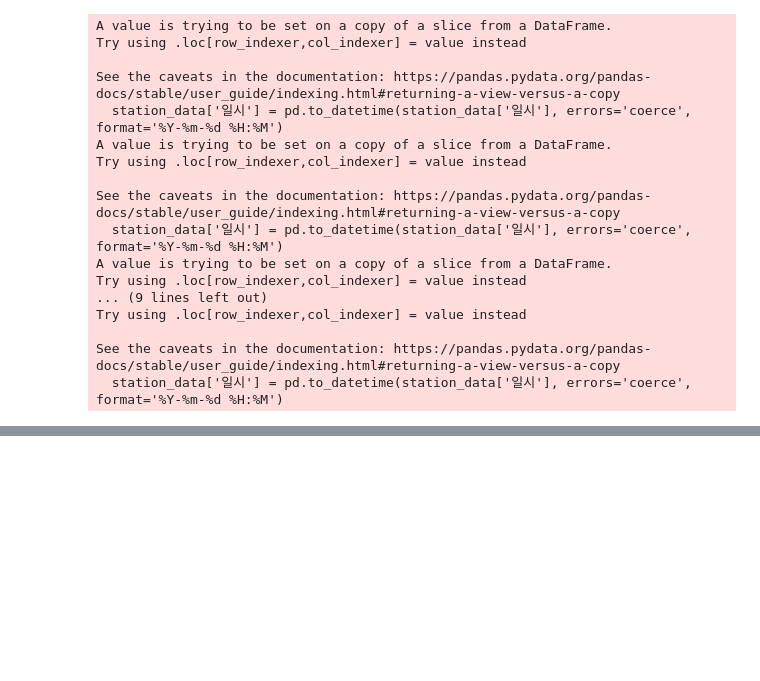
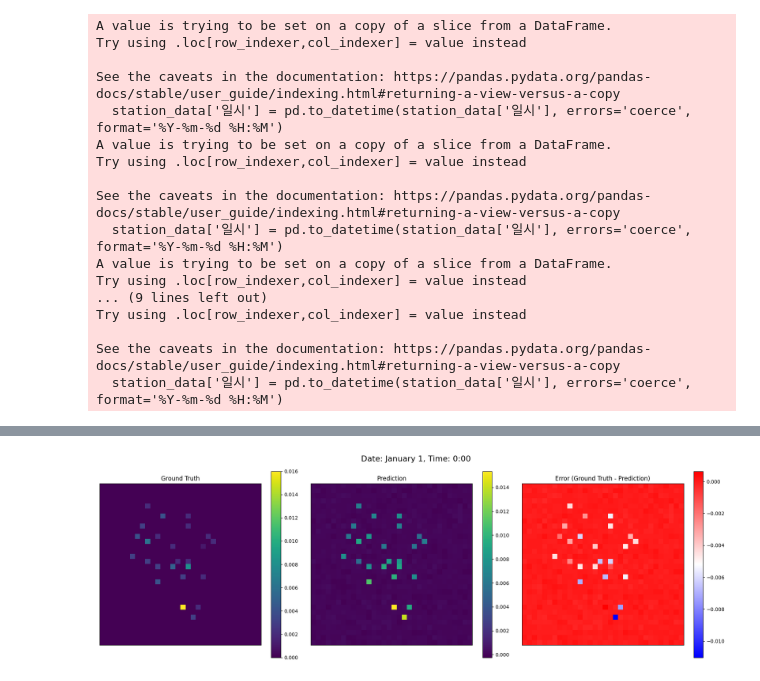
Before and after one commit to kminseong841/ML-Research, a Jupyter notebook: 3D_Ozone_predict_CNN.ipynb, the cells around one changed output, grey strips where cells are left out. Drawn from its saved outputs; the diff is of its cells as text; code cells hidden in the pictures; blank space fills up the shorter version.

Commit message:
Update 3D_Ozone_predict_CNN.ipynb
시간축 추가, 시각화 추가

```diff
--- a/3D_Ozone_predict_CNN.ipynb
+++ b/3D_Ozone_predict_CNN.ipynb
@@ -268,25 +252,27 @@ print(label_grid_data[:,16,14,0])
 X = grid_data
 Y = label_grid_data
 
+tf.random.set_seed(1234)
+
 # 모델 생성
 model = Sequential([
-    Conv2D(32, kernel_size = (3,3), activation='relu', input_shape=(32,32,1)),
-    MaxPooling2D(pool_size = (2,2)),
-    Conv2D(64, kernel_size = (3,3), activation='relu'),
-    MaxPooling2D(pool_size = (2,2)),
+    Conv3D(32, kernel_size = (3,3,3), activation='relu', input_shape=(24,32,32,1)),
+    MaxPooling3D(pool_size = (2,2,2)),
+    Conv3D(64, kernel_size = (3,3,3), activation='relu'),
+    MaxPooling3D(pool_size = (2,2,2)),
     Flatten(),
     Dense(128, activation='relu'),
-    Dense(32*32, activation = 'linear')
+    Dense(24*32*32, activation = 'linear')
 ])
 
 # 모델 컴파일
-model.compile(optimizer='adam', loss='mse')
+model.compile(optimizer='adam', loss='mse', metrics=['mae'])
 
 # 데이터 변환
 Y = Y.reshape(Y.shape[0], -1)
 
 # 모델 학습
-model.fit(X, Y, epochs=10, batch_size = 32, validation_split=0.2)
+model.fit(X, Y, epochs=10, batch_size = 4, validation_split=0.2)
 
 # 모델 평가
 loss = model.evaluate(X,Y)
@@ -294,6 +280,6 @@ print(f"Loss: {loss}")
 
 # 모델 사용
 Ozone_predict = model.predict(X)
-Ozone_predict = Ozone_predict.reshape(-1, 32, 32)
+Ozone_predict = Ozone_predict.reshape(-1, 24, 32, 32)
 
 print(Ozone_predict)
@@ -317,0 +286,59 @@ Epoch 6/10
+# %%
+# 시각화 코드
+
+# 이미 학습된 모델의 예측 결과와 실제 데이터를 가지고 있다고 가정합니다.
+# Ozone_predict: 모델이 예측한 오존 농도 (shape: [31, 24, 32, 32])
+# label_grid_data: 실제 오존 농도 (shape: [31, 24, 32, 32, 1])
+
+# 실제 데이터의 마지막 차원 제거 (차원 맞추기)
+ground_truth = label_grid_data[..., 0]  # shape: [31, 24, 32, 32]
+
+# 에러 계산
+error = ground_truth - Ozone_predict  # shape: [31, 24, 32, 32]
+
+# 시각화를 위한 함수 정의
+def plot_ozone_maps(day_index, hour_index):
+    """
+    특정 날짜와 시간에 대한 오존 농도의 실제값, 예측값, 에러를 시각화합니다.
+
+    Parameters:
+    - day_index (int): 0부터 30까지의 날짜 인덱스 (0은 1월 1일)
+    - hour_index (int): 0부터 23까지의 시간 인덱스
+    """
+    # 데이터 추출
+    gt = ground_truth[day_index, hour_index]  # 실제 값
+    pred = Ozone_predict[day_index, hour_index]  # 예측 값
+    err = error[day_index, hour_index]  # 에러
+
+    # 플롯 설정
+    fig, axes = plt.subplots(1, 3, figsize=(18, 6))
+
+    # Ground Truth 시각화
+    im1 = axes[0].imshow(gt, cmap='viridis', interpolation='nearest')
+    axes[0].set_title('Ground Truth')
+    plt.colorbar(im1, ax=axes[0])
+
+    # Prediction 시각화
+    im2 = axes[1].imshow(pred, cmap='viridis', interpolation='nearest')
+    axes[1].set_title('Prediction')
+    plt.colorbar(im2, ax=axes[1])
+
+    # Error 시각화
+    im3 = axes[2].imshow(err, cmap='bwr', interpolation='nearest')
+    axes[2].set_title('Error (Ground Truth - Prediction)')
+    plt.colorbar(im3, ax=axes[2])
+
+    # 공통 설정
+    for ax in axes:
+        ax.set_xticks([])
+        ax.set_yticks([])
+
+    # 전체 제목 설정
+    fig.suptitle(f"Date: January {day_index + 1}, Time: {hour_index}:00", fontsize=16)
+    plt.tight_layout()
+    plt.show()
+
+# 예시: 1월 1일 0시 데이터를 시각화
+plot_ozone_maps(day_index=0, hour_index=0)
+# %% [output]
+[figure, added]
```
Also changed, not shown: parts of 13 cells of this notebook.
